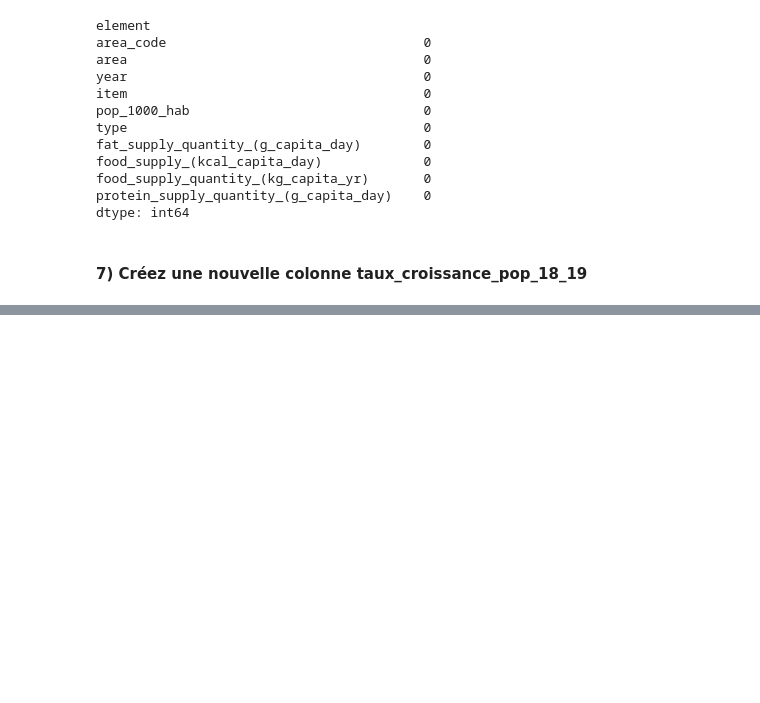
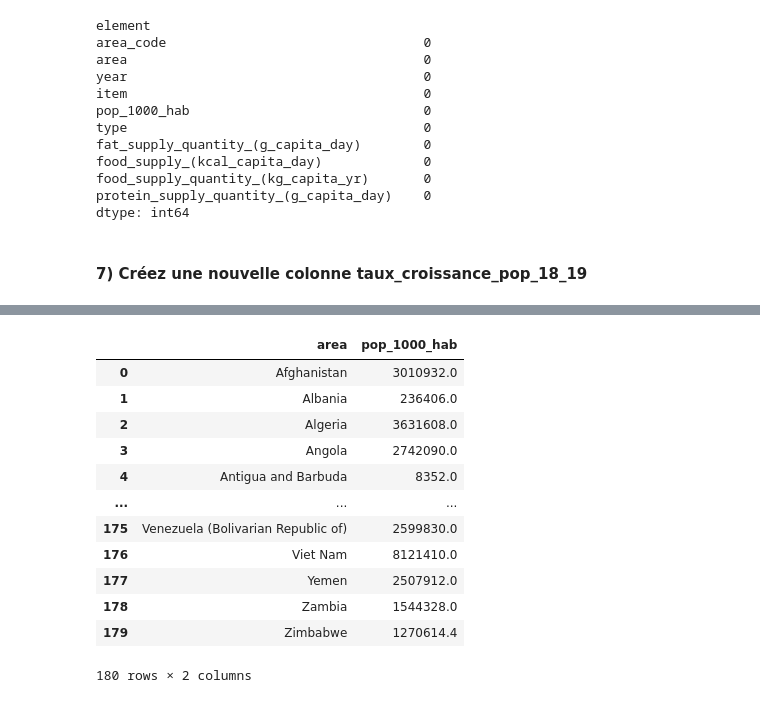
Before and after one commit to Noura-ou/la-librairie-pandas-avec-le-jeu-de-donn-es-de-la-FAO, a Jupyter notebook: fao_pandas/pandas.ipynb, the cells around one changed output, grey strips where cells are left out. Saved outputs shown, nothing was run; the diff lists cells and outputs as text; code cells hidden in the pictures; blank space fills up the shorter version.

```diff
--- a/fao_pandas/pandas.ipynb
+++ b/fao_pandas/pandas.ipynb
@@ -674,0 +696,19 @@ dtype: int64
+# %%
+# Calculer la somme de la population pour chaque zone (Area)
+df_sum_2018 = pop_2018.groupby("area")["pop_1000_hab"].sum().reset_index()
+# %%
+df_sum_2018
+# %% [output]
+|  | area | pop_1000_hab |
+| 0 | Afghanistan | 3010932.0 |
+| 1 | Albania | 236406.0 |
+| 2 | Algeria | 3631608.0 |
+| 3 | Angola | 2742090.0 |
+| 4 | Antigua and Barbuda | 8352.0 |
+| ... | ... | ... |
+| 175 | Venezuela (Bolivarian Republic of) | 2599830.0 |
+| 176 | Viet Nam | 8121410.0 |
+| 177 | Yemen | 2507912.0 |
+| 178 | Zambia | 1544328.0 |
+| 179 | Zimbabwe | 1270614.4 |
+180 rows × 2 columns
```
Also changed, not shown: parts of 6 cells of this notebook.
